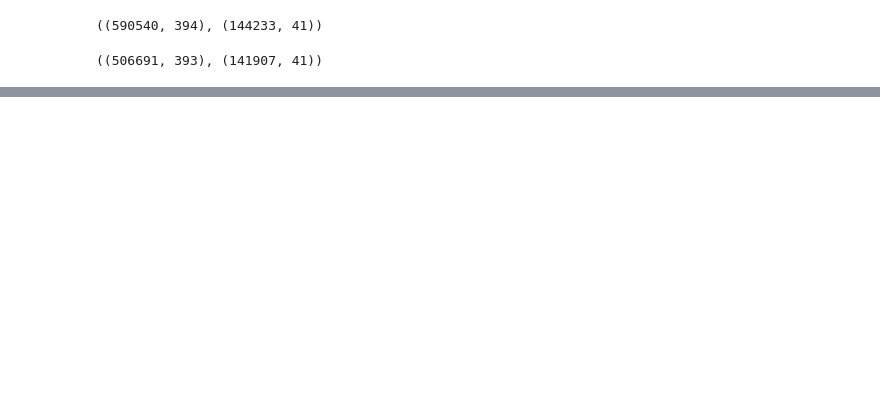
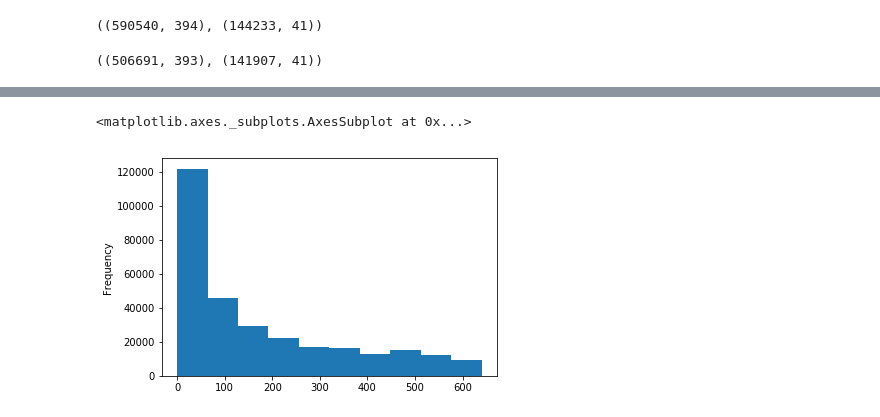
Before and after one commit to gupta-d/Fraud-Detection-with-Keras-Auro-Encoders, a Jupyter notebook: training.ipynb, the cells around one changed output, grey strips where cells are left out. Saved outputs shown, nothing was run; the diff lists cells and outputs as text; code cells hidden in the pictures; blank space fills up the shorter version.

```diff
--- a/training.ipynb
+++ b/training.ipynb
@@ -323,0 +574,5 @@ df[df.isFraud == 1]
+# %%
+df.D2[df.isFraud==0].plot(kind = 'hist')
+# %% [output]
+<matplotlib.axes._subplots.AxesSubplot at 0x...>
+[figure, added]
```
Also changed, not shown: parts of 98 cells of this notebook.
